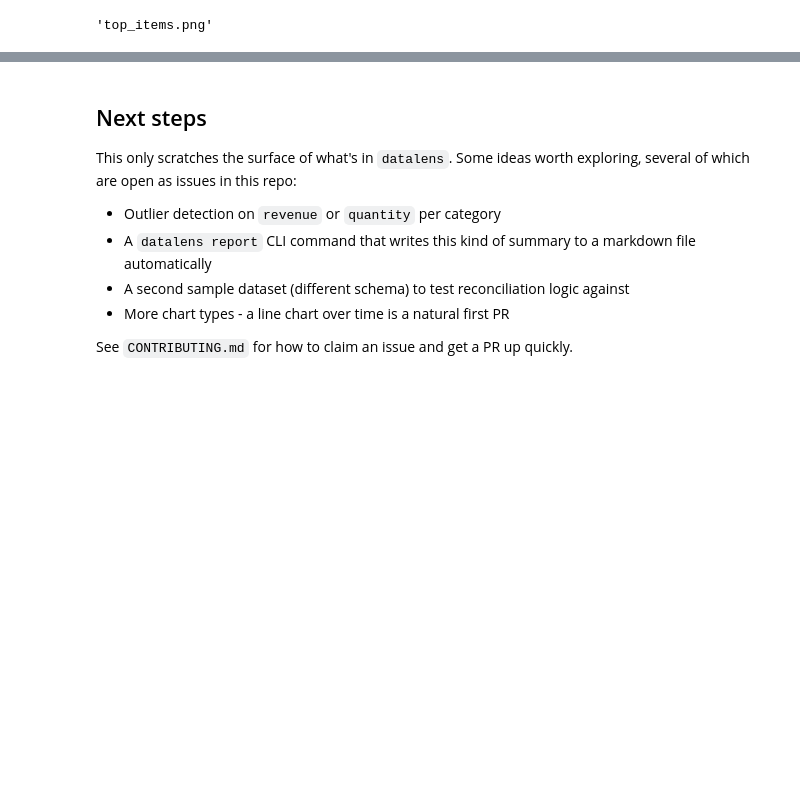
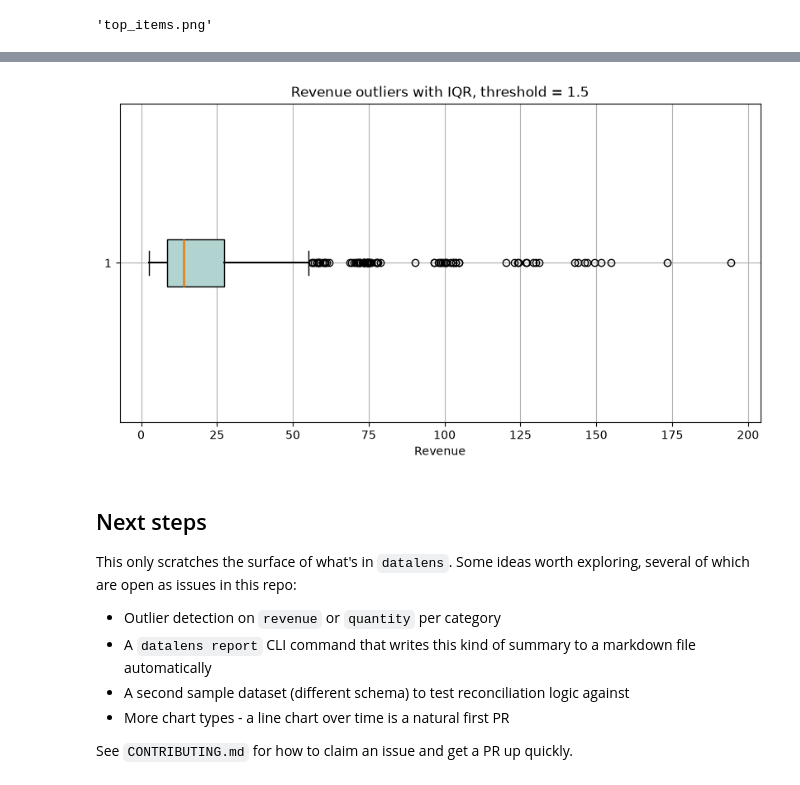
Before and after one commit to freeCodeCamp-Summer-Cohort-2026/datalens, a Jupyter notebook: notebooks/exploration.ipynb, the cells around one changed output, grey strips where cells are left out. Saved outputs shown, nothing was run; the diff lists cells and outputs as text; code cells hidden in the pictures; blank space fills up the shorter version.

Commit message:
add boxplot to show revenue outliers to exploration notebook

```diff
--- a/notebooks/exploration.ipynb
+++ b/notebooks/exploration.ipynb
@@ -177,3 +187,21 @@ detect_outliers (cleaned, column=column, method=method, threshold=threshold).hea
+# %%
+revenue_column = cleaned["revenue"]
+
+fig, ax = plt.subplots(figsize=(10, 5))
+ax.boxplot(
+    revenue_column,
+    orientation='horizontal',
+    patch_artist=True,
+    boxprops=dict(facecolor="#B2D4D0", color="black"),
+    medianprops=dict(color="#E7861E", linewidth=2),
+    whiskerprops=dict(color="black", linewidth=1.5)
+)
+ax.set_xlabel('Revenue')
+ax.set_title('Revenue outliers with IQR, threshold = 1.5')
+ax.grid(True)
+plt.show()
+# %% [output]
+[figure, added]
 # %% [markdown]
 ## Next steps
 
```
Also changed, not shown: parts of 3 cells of this notebook.
